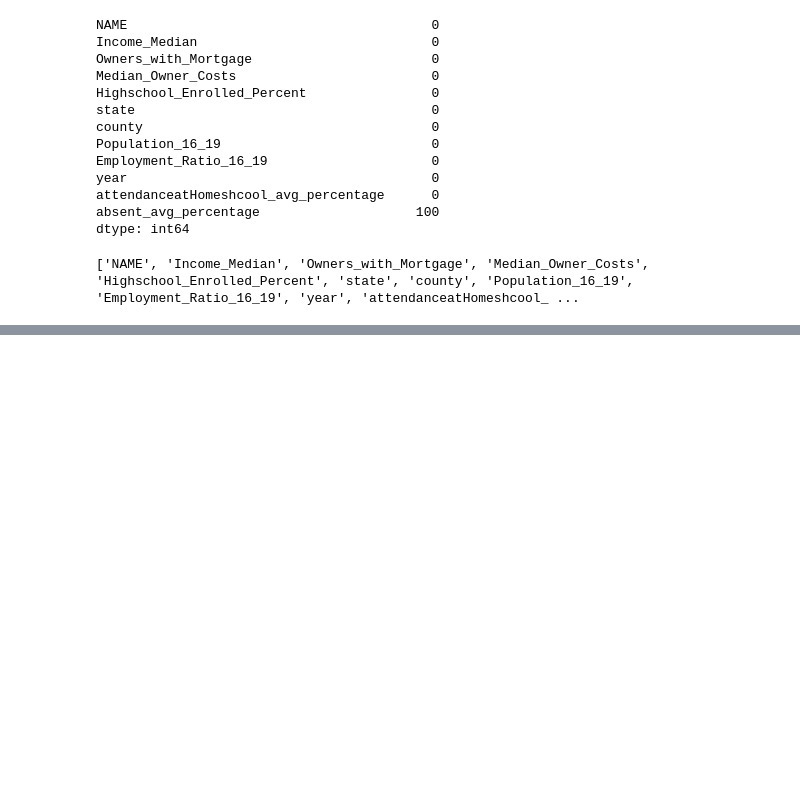
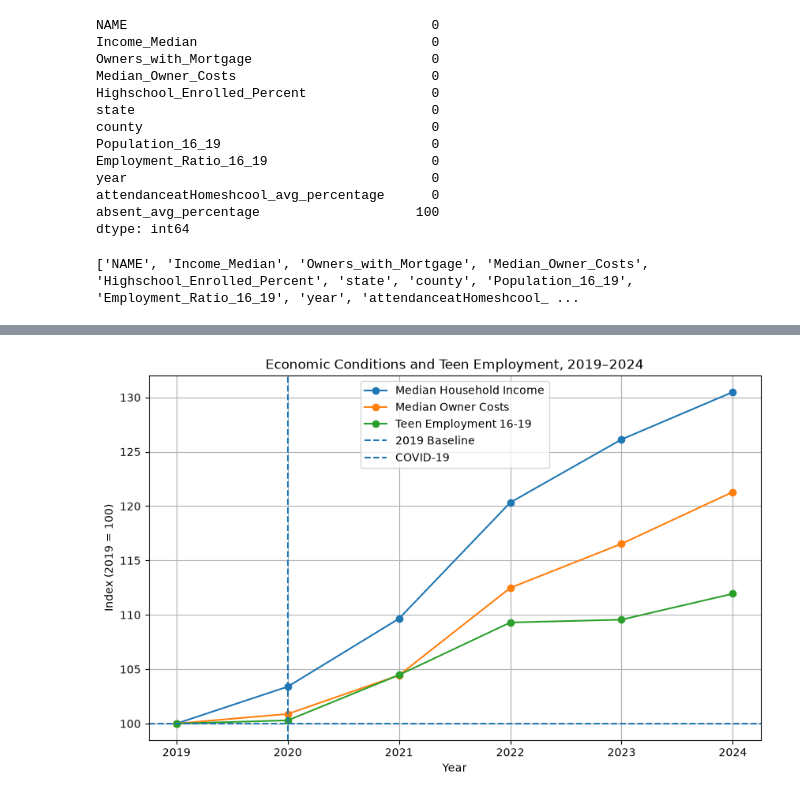
Before and after one commit to MassSarcasm/Highschool-Attendance-Post-Covid-19-Analysis, a Jupyter notebook: Project_Attendance.ipynb, the cells around one changed output, grey strips where cells are left out. Drawn from its saved outputs; the diff is of its cells as text; code cells hidden in the pictures; blank space fills up the shorter version.

Commit message:
Fixed variables/Cleaned NaN data

```diff
--- a/Project_Attendance.ipynb
+++ b/Project_Attendance.ipynb
@@ -261,0 +298,58 @@ correlation_matrix
+# %%
+
+# Creates an indexed plot for the economic conditions and teen employment data, using 2019 as the baseline (100) because theres idfference measured values.
+indexed = yearly_avg[[
+    "Income_Median",
+    "Median_Owner_Costs",
+    "Employment_Ratio_16_19"
+]].div(
+    yearly_avg[[
+        "Income_Median",
+        "Median_Owner_Costs",
+        "Employment_Ratio_16_19"
+    ]].iloc[0]
+).mul(100)
+
+plt.figure(figsize=(10, 6))
+
+plt.plot(
+    indexed.index,
+    indexed["Income_Median"],
+    marker="o",
+    label="Median Household Income"
+)
+
+plt.plot(
+    indexed.index,
+    indexed["Median_Owner_Costs"],
+    marker="o",
+    label="Median Owner Costs"
+)
+
+plt.plot(
+    indexed.index,
+    indexed["Employment_Ratio_16_19"],
+    marker="o",
+    label="Teen Employment 16-19"
+)
+
+plt.axhline(
+    y=100,
+    linestyle="--",
+    label="2019 Baseline"
+)
+
+plt.axvline(
+    x=2020,
+    linestyle="--",
+    label="COVID-19"
+)
+
+plt.title("Economic Conditions and Teen Employment, 2019–2024")
+plt.xlabel("Year")
+plt.ylabel("Index (2019 = 100)")
+plt.legend()
+plt.grid(True)
+plt.show()
+# %% [output]
+[figure, added]
```
Also changed, not shown: parts of 1 cell of this notebook.
